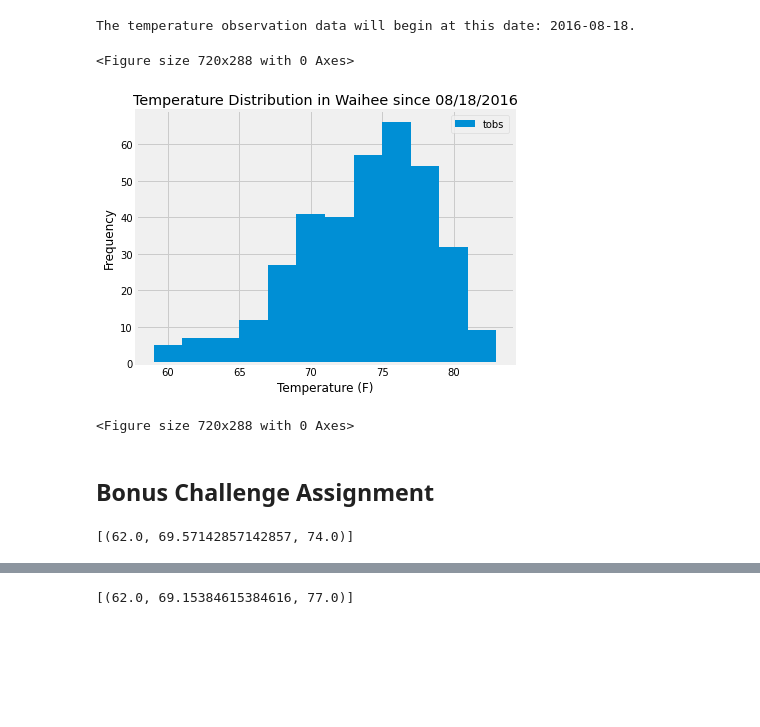
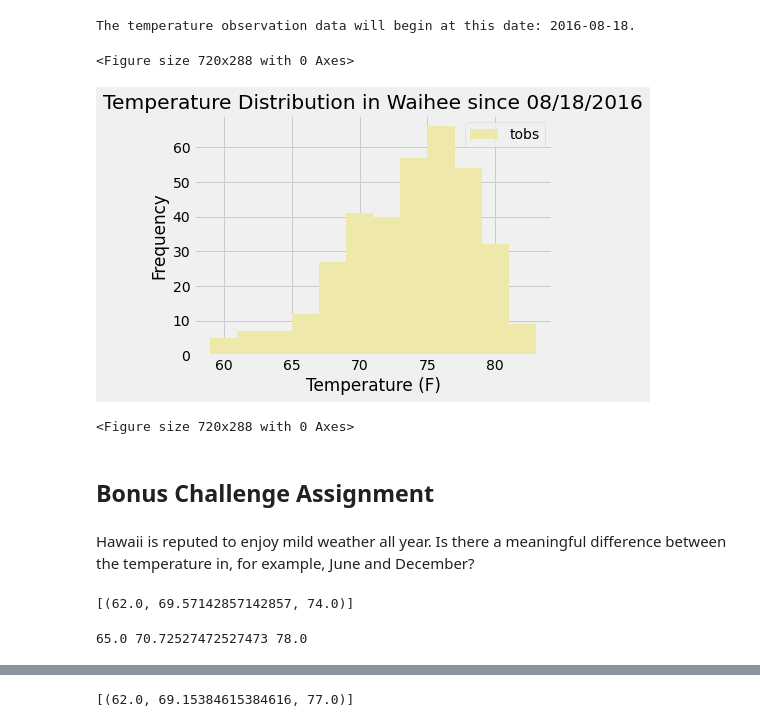
Before and after one commit to drainganggtb/sqlalchemy-challenge, a Jupyter notebook: climate_starter.ipynb, the cells around one changed output, grey strips where cells are left out. Drawn from its saved outputs; the diff is of its cells as text; code cells hidden in the pictures; blank space fills up the shorter version.

```diff
--- a/climate_starter.ipynb
+++ b/climate_starter.ipynb
@@ -164,22 +164,24 @@ The temperature observation data will begin at this date: 2016-08-18.
 # %%
 #Create histogram for station result of previous query
 results = session.query(Measurement.tobs).\
     filter(Measurement.station == 'USC00519281').\
     filter(Measurement.date >= start_date).all()
 df = pd.DataFrame(results, columns=['tobs'])
-df.plot.hist(bins=12)
+df.plot.hist(bins=12, color="palegoldenrod")
 plt.savefig("images/Waihee_temp")
 
 plt.tight_layout()
 plt.xlabel("Temperature (F)")
 plt.title("Temperature Distribution in Waihee since 08/18/2016")
 plt.figure(figsize=(10,4))
 # %% [output]
 <Figure size 720x288 with 0 Axes>
-[figure, old version]
+[figure, new version]
 <Figure size 720x288 with 0 Axes>
 # %% [markdown]
 ## Bonus Challenge Assignment
+# %% [markdown]
+Hawaii is reputed to enjoy mild weather all year. Is there a meaningful difference between the temperature in, for example, June and December?
 # %%
 # This function called `calc_temps` will accept start date and end date in the format '%Y-%m-%d'
 # and return the minimum, average, and maximum temperatures for that range of dates
@@ -204,6 +206,13 @@ print(calc_temps('2012-02-28', '2012-03-05'))
 # %%
 # Use your previous function `calc_temps` to calculate the tmin, tavg, and tmax
 # for your trip using the previous year's data for those same dates.
+start = dt.date(2016, 12, 1)
+end = dt.date(2016, 12, 14)
+
+tmin, tavg, tmax = calc_temps(start.strftime("%Y-%m-%d"),end.strftime("%Y-%m-%d"))[0]
+print(tmin, tavg, tmax)
+# %% [output]
+65.0 70.72527472527473 78.0
 # %%
 # Plot the results from your previous query as a bar chart.
 # Use "Trip Avg Temp" as your Title
```
Also changed, not shown: parts of 3 cells of this notebook, 1 other file.
